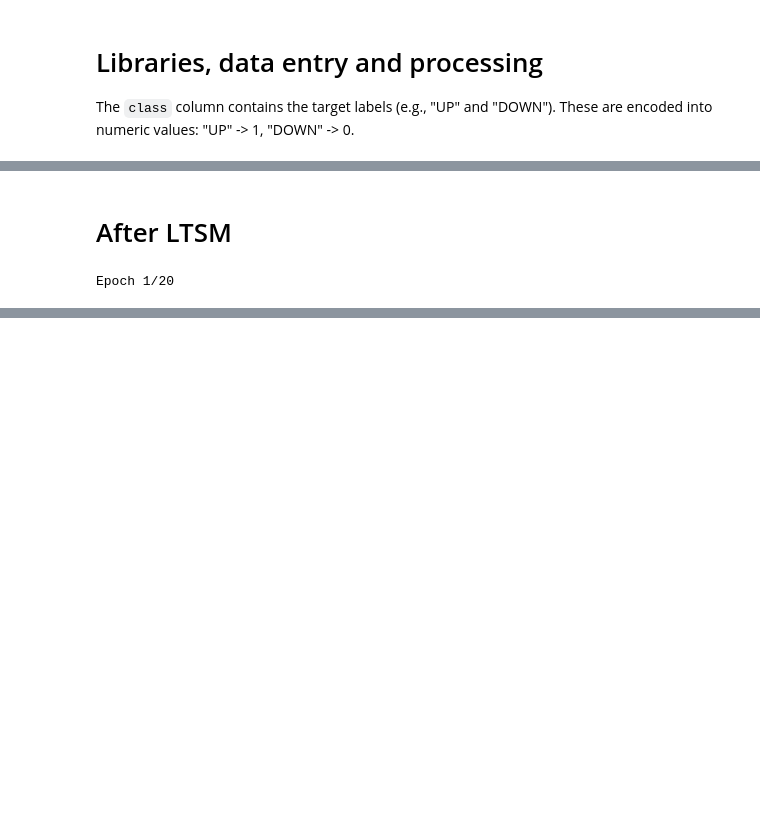
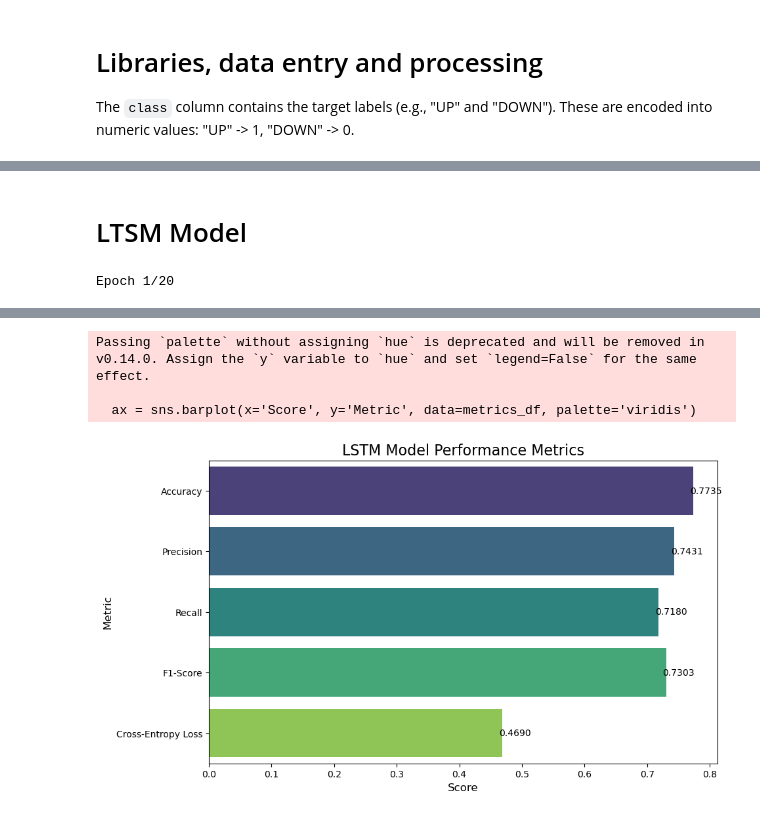
Before and after one commit to ugurozerw/proje1, a Jupyter notebook: guessing-electric-prices-up-or-down.ipynb, the cells around one changed output, grey strips where cells are left out. Drawn from its saved outputs; the diff is of its cells as text; code cells hidden in the pictures; blank space fills up the shorter version.

```diff
--- a/guessing-electric-prices-up-or-down.ipynb
+++ b/guessing-electric-prices-up-or-down.ipynb
@@ -202,53 +129,88 @@ Feature Importances:
 # %% [markdown]
-# After LTSM
+# LTSM Model
 # %%
-
 import pandas as pd
 from sklearn.preprocessing import LabelEncoder, MinMaxScaler
 from sklearn.model_selection import train_test_split
-from sklearn.metrics import accuracy_score
+from sklearn.metrics import accuracy_score, precision_score, recall_score, f1_score, log_loss
 from tensorflow.keras.models import Sequential
 from tensorflow.keras.layers import LSTM, Dense
+import matplotlib.pyplot as plt
+import seaborn as sns
 import numpy as np
 
 # Load the dataset
-data = pd.read_csv("/kaggle/input/electricity-demands/electricity.csv")
+data = pd.read_csv("electricity.csv")
 
 # Preprocessing
 le = LabelEncoder()
-data['class'] = le.fit_transform(data['class'])
-data['date'] = pd.to_datetime(data['date'])
-data['date'] = data['date'].apply(lambda x: x.timestamp())
+data['class'] = le.fit_transform(data['class'])  # Encode the target variable (UP -> 1, DOWN -> 0)
+
+# Encode the categorical 'day' column
 data['day'] = le.fit_transform(data['day'])
 
 # Feature scaling
 scaler = MinMaxScaler()
 numerical_cols = ['date', 'day', 'period', 'nswprice', 'nswdemand', 'vicprice', 'vicdemand', 'transfer']
-data[numerical_cols] = scaler.fit_transform(data[numerical_cols])
+data[numerical_cols] = scaler.fit_transform(data[numerical_cols])  # Normalize numerical features to [0, 1]
 
 # Prepare data for LSTM
 X = data[numerical_cols].values
 y = data['class'].values
 X = X.reshape(X.shape[0], 1, X.shape[1])  # Reshape for LSTM input (samples, timesteps, features)
 
-# Split data
+# Split data into training and testing sets
 X_train, X_test, y_train, y_test = train_test_split(X, y, test_size=0.2, random_state=42)
 
-# Build LSTM model
+# Build the LSTM model
 model = Sequential()
 model.add(LSTM(50, activation='relu', input_shape=(X_train.shape[1], X_train.shape[2])))
-model.add(Dense(1, activation='sigmoid'))
+model.add(Dense(1, activation='sigmoid'))  # Use sigmoid activation for binary classification
 model.compile(optimizer='adam', loss='binary_crossentropy', metrics=['accuracy'])
 
 # Train the model
 model.fit(X_train, y_train, epochs=20, batch_size=32, validation_split=0.1, verbose=1)
 
 # Evaluate the model
-_, accuracy = model.evaluate(X_test, y_test, verbose=0)
+loss, accuracy = model.evaluate(X_test, y_test, verbose=0)
 y_pred = model.predict(X_test)
-y_pred_classes = (y_pred > 0.5).astype(int)
-accuracy = accuracy_score(y_test, y_pred_classes)
+y_pred_classes = (y_pred > 0.5).astype(int)  # Convert probabilities to binary classes
 
-print(f"LSTM Model Accuracy: {accuracy}")
+# Calculate additional metrics
+precision = precision_score(y_test, y_pred_classes)
+recall = recall_score(y_test, y_pred_classes)
+f1 = f1_score(y_test, y_pred_classes)
+entropy = log_loss(y_test, y_pred)
+
+# Present metrics
+print(f"Test Loss: {loss}")
+print(f"Accuracy: {accuracy}")
+print(f"Precision: {precision}")
+print(f"Recall: {recall}")
+print(f"F1-Score: {f1}")
+print(f"Cross-Entropy Loss: {entropy}")
+
+# Create a DataFrame for the metrics
+metrics = {
+    'Metric': ['Accuracy', 'Precision', 'Recall', 'F1-Score', 'Cross-Entropy Loss'],
+    'Score': [accuracy, precision, recall, f1, entropy]
+}
+metrics_df = pd.DataFrame(metrics)
+
+# Plot the metrics
+plt.figure(figsize=(10, 6))
+ax = sns.barplot(x='Score', y='Metric', data=metrics_df, palette='viridis')
+
+# Add metric values on top of each bar
+for p in ax.patches:
+    ax.annotate(f'{p.get_width():.4f}',
+                (p.get_width() + 0.02, p.get_y() + p.get_height() / 2),
+                ha='center', va='center', fontsize=10, color='black')
+
+# Customize the plot
+plt.title('LSTM Model Performance Metrics', fontsize=16)
+plt.xlabel('Score', fontsize=12)
+plt.ylabel('Metric', fontsize=12)
+plt.show()
 # %% [output]
 Epoch 1/20
@@ -271,0 +234,4 @@ LSTM Model Accuracy: 0.7648681452057817
+Passing `palette` without assigning `hue` is deprecated and will be removed in v0.14.0. Assign the `y` variable to `hue` and set `legend=False` for the same effect.
+
+  ax = sns.barplot(x='Score', y='Metric', data=metrics_df, palette='viridis')
+[figure, added]
```
Also changed, not shown: parts of 7 cells of this notebook, 3 other files.
